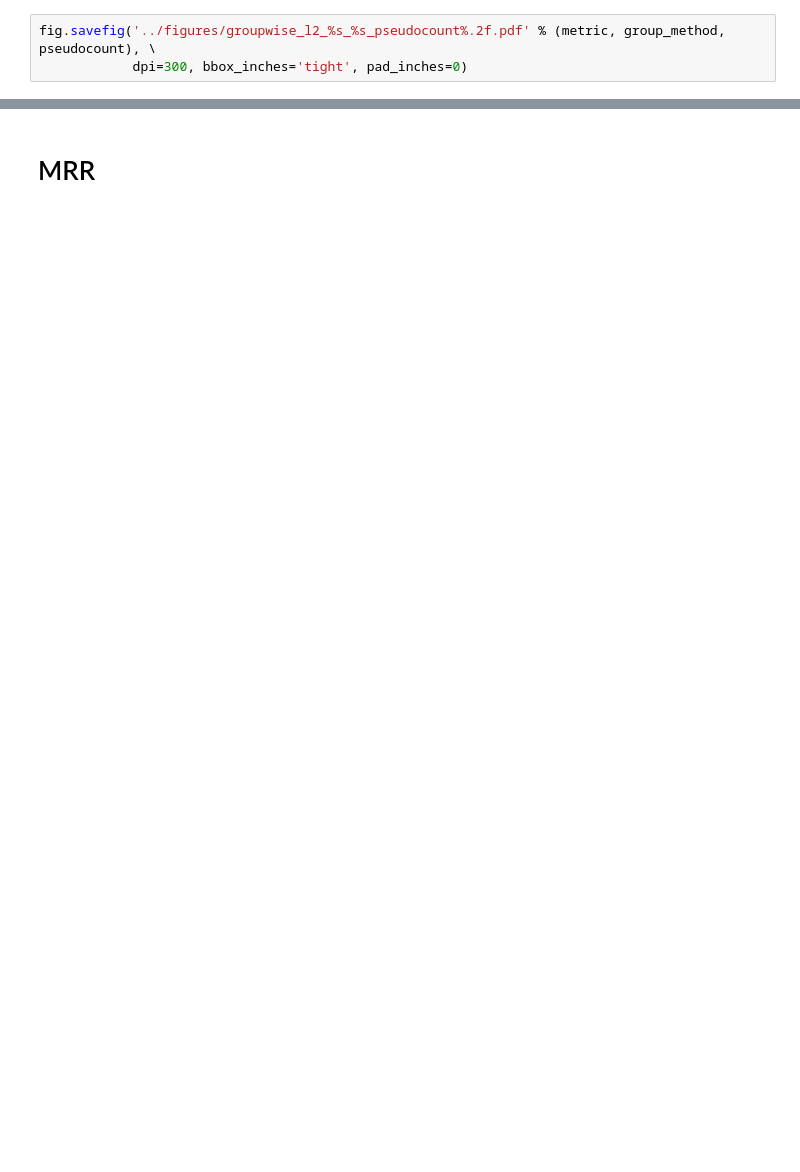
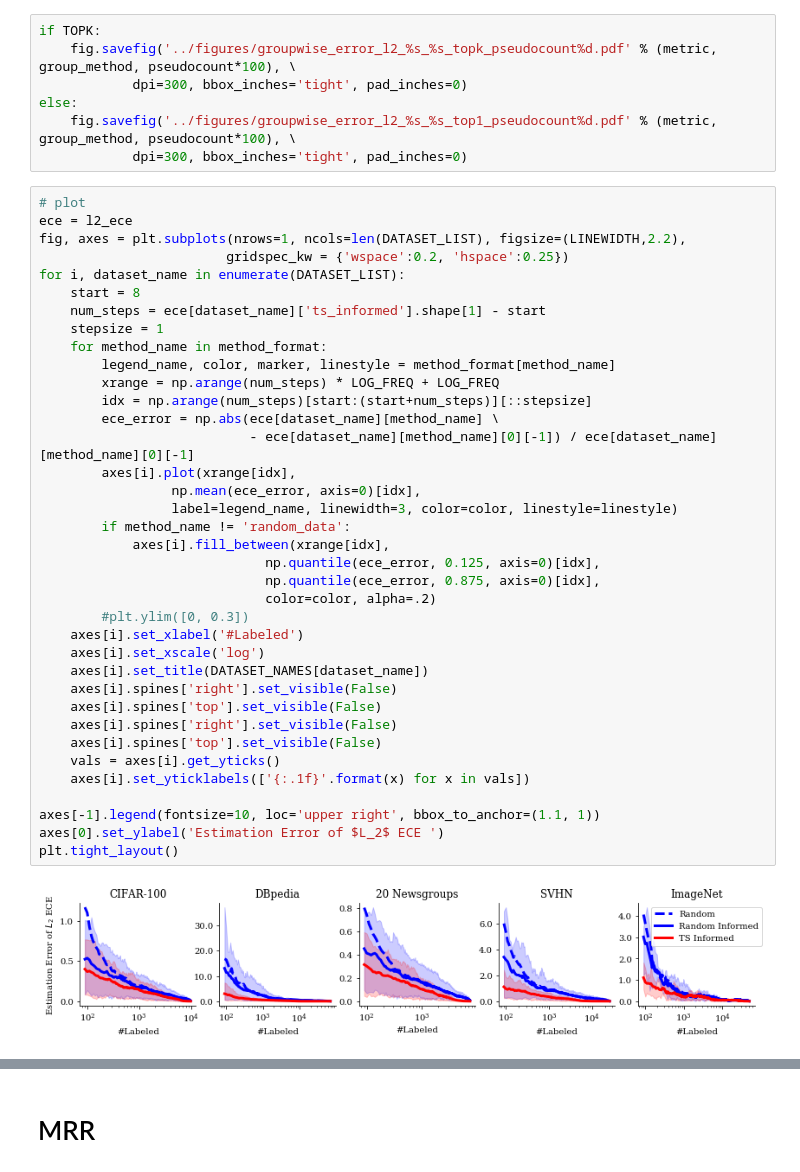
Before and after one commit to disiji/active-assess, a Jupyter notebook: src/plot_ts_accuracy.ipynb, the cells around one changed output, grey strips where cells are left out. Cells and saved outputs as stored; diff of their text form; blank space fills up the shorter version.

```diff
--- a/src/plot_ts_accuracy.ipynb
+++ b/src/plot_ts_accuracy.ipynb
@@ -113,3 +110,46 @@ Text(0, 0.5, '$L_2$ Error')
 # %%
-fig.savefig('../figures/groupwise_l2_%s_%s_pseudocount%.2f.pdf' % (metric, group_method, pseudocount), \
+if TOPK:
+    fig.savefig('../figures/groupwise_error_l2_%s_%s_topk_pseudocount%d.pdf' % (metric, group_method, pseudocount*100), \
             dpi=300, bbox_inches='tight', pad_inches=0)
+else:
+    fig.savefig('../figures/groupwise_error_l2_%s_%s_top1_pseudocount%d.pdf' % (metric, group_method, pseudocount*100), \
+            dpi=300, bbox_inches='tight', pad_inches=0)
+# %%
+# plot
+ece = l2_ece
+fig, axes = plt.subplots(nrows=1, ncols=len(DATASET_LIST), figsize=(LINEWIDTH,2.2),
+                        gridspec_kw = {'wspace':0.2, 'hspace':0.25})
+for i, dataset_name in enumerate(DATASET_LIST):
+    start = 8
+    num_steps = ece[dataset_name]['ts_informed'].shape[1] - start
+    stepsize = 1
+    for method_name in method_format:
+        legend_name, color, marker, linestyle = method_format[method_name]
+        xrange = np.arange(num_steps) * LOG_FREQ + LOG_FREQ
+        idx = np.arange(num_steps)[start:(start+num_steps)][::stepsize]
+        ece_error = np.abs(ece[dataset_name][method_name] \
+                           - ece[dataset_name][method_name][0][-1]) / ece[dataset_name][method_name][0][-1]
+        axes[i].plot(xrange[idx],
+                 np.mean(ece_error, axis=0)[idx],
+                 label=legend_name, linewidth=3, color=color, linestyle=linestyle)
+        if method_name != 'random_data':
+            axes[i].fill_between(xrange[idx],
+                             np.quantile(ece_error, 0.125, axis=0)[idx],
+                             np.quantile(ece_error, 0.875, axis=0)[idx],
+                             color=color, alpha=.2)
+        #plt.ylim([0, 0.3])
+    axes[i].set_xlabel('#Labeled')
+    axes[i].set_xscale('log')
+    axes[i].set_title(DATASET_NAMES[dataset_name])
+    axes[i].spines['right'].set_visible(False)
+    axes[i].spines['top'].set_visible(False)
+    axes[i].spines['right'].set_visible(False)
+    axes[i].spines['top'].set_visible(False)
+    vals = axes[i].get_yticks()
+    axes[i].set_yticklabels(['{:.1f}'.format(x) for x in vals])
+
+axes[-1].legend(fontsize=10, loc='upper right', bbox_to_anchor=(1.1, 1))
+axes[0].set_ylabel('Estimation Error of $L_2$ ECE ')
+plt.tight_layout()
+# %% [output]
+[figure, added]
```
Also changed, not shown: parts of 14 cells of this notebook, 21 other files.
